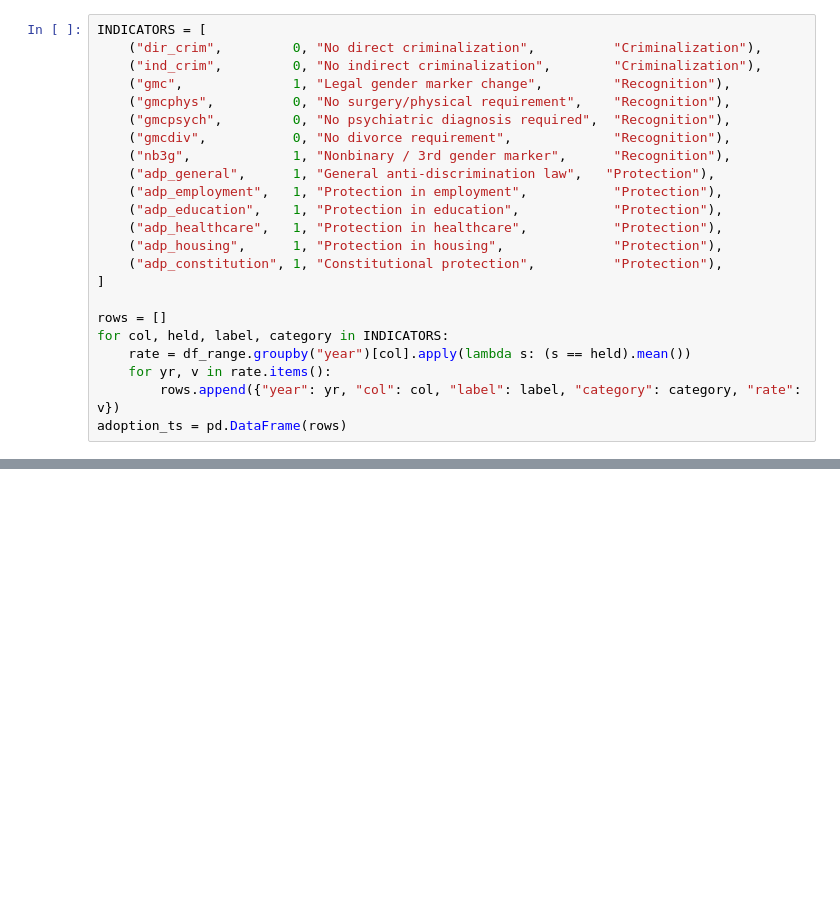
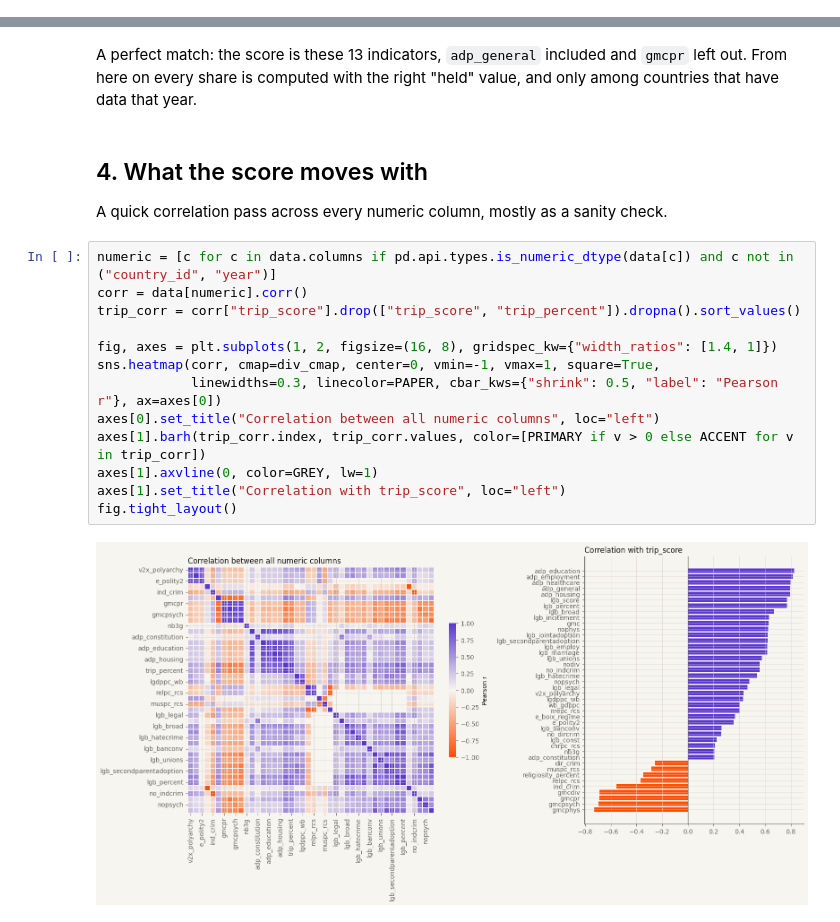
Before and after one commit to ivan13f/TRIP-worldwide, a Jupyter notebook: analysis/00_exploratory_data_analysis.ipynb, the cells around one changed output, grey strips where cells are left out. Cells and saved outputs as stored; diff of their text form; blank space fills up the shorter version.

```diff
--- a/analysis/00_exploratory_data_analysis.ipynb
+++ b/analysis/00_exploratory_data_analysis.ipynb
@@ -537,23 +0,0 @@ material** rather than standalone figures.
-# %%
-INDICATORS = [
-    ("dir_crim",         0, "No direct criminalization",          "Criminalization"),
-    ("ind_crim",         0, "No indirect criminalization",        "Criminalization"),
-    ("gmc",              1, "Legal gender marker change",         "Recognition"),
-    ("gmcphys",          0, "No surgery/physical requirement",    "Recognition"),
-    ("gmcpsych",         0, "No psychiatric diagnosis required",  "Recognition"),
-    ("gmcdiv",           0, "No divorce requirement",             "Recognition"),
-    ("nb3g",             1, "Nonbinary / 3rd gender marker",      "Recognition"),
-    ("adp_general",      1, "General anti-discrimination law",   "Protection"),
-    ("adp_employment",   1, "Protection in employment",           "Protection"),
-    ("adp_education",    1, "Protection in education",            "Protection"),
-    ("adp_healthcare",   1, "Protection in healthcare",           "Protection"),
-    ("adp_housing",      1, "Protection in housing",              "Protection"),
-    ("adp_constitution", 1, "Constitutional protection",          "Protection"),
-]
-
-rows = []
-for col, held, label, category in INDICATORS:
-    rate = df_range.groupby("year")[col].apply(lambda s: (s == held).mean())
-    for yr, v in rate.items():
-        rows.append({"year": yr, "col": col, "label": label, "category": category, "rate": v})
-adoption_ts = pd.DataFrame(rows)
@@ -780,0 +179,23 @@ exists to make sure those four are the right four.
+# %% [markdown]
+A perfect match: the score is these 13 indicators, `adp_general` included and
+`gmcpr` left out. From here on every share is computed with the right "held"
+value, and only among countries that have data that year.
+# %% [markdown]
+## 4. What the score moves with
+
+A quick correlation pass across every numeric column, mostly as a sanity check.
+# %%
+numeric = [c for c in data.columns if pd.api.types.is_numeric_dtype(data[c]) and c not in ("country_id", "year")]
+corr = data[numeric].corr()
+trip_corr = corr["trip_score"].drop(["trip_score", "trip_percent"]).dropna().sort_values()
+
+fig, axes = plt.subplots(1, 2, figsize=(16, 8), gridspec_kw={"width_ratios": [1.4, 1]})
+sns.heatmap(corr, cmap=div_cmap, center=0, vmin=-1, vmax=1, square=True,
+            linewidths=0.3, linecolor=PAPER, cbar_kws={"shrink": 0.5, "label": "Pearson r"}, ax=axes[0])
+axes[0].set_title("Correlation between all numeric columns", loc="left")
+axes[1].barh(trip_corr.index, trip_corr.values, color=[PRIMARY if v > 0 else ACCENT for v in trip_corr])
+axes[1].axvline(0, color=GREY, lw=1)
+axes[1].set_title("Correlation with trip_score", loc="left")
+fig.tight_layout()
+# %% [output]
+[figure, added]
```
Also changed, not shown: parts of 121 cells of this notebook.
